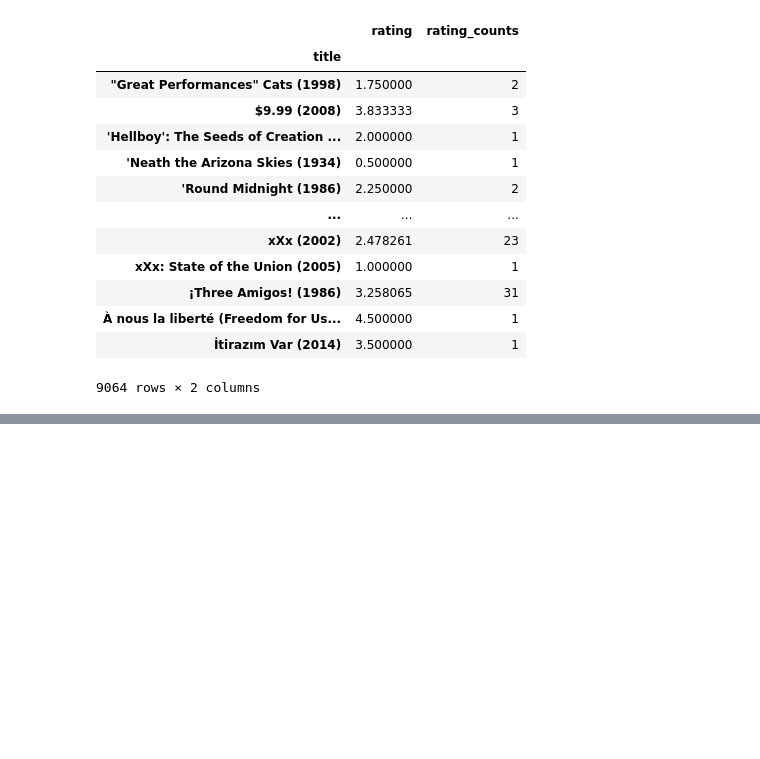
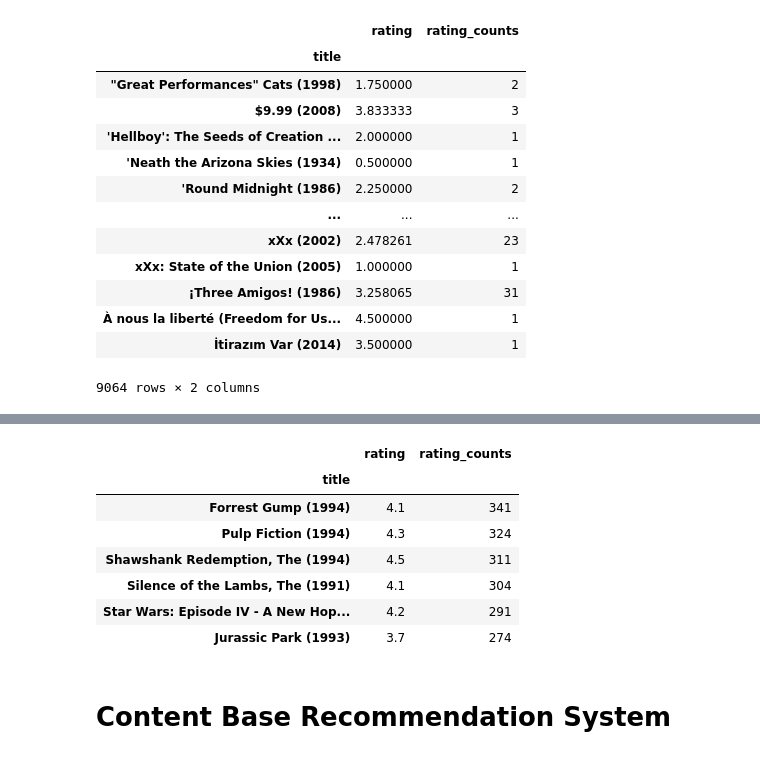
Before and after one commit to MudassirABBASSi/Recommendation-System-, a Jupyter notebook: Recommendation_System.ipynb, the cells around one changed output, grey strips where cells are left out. Saved outputs shown, nothing was run; the diff lists cells and outputs as text; code cells hidden in the pictures; blank space fills up the shorter version.

```diff
--- a/Recommendation_System.ipynb
+++ b/Recommendation_System.ipynb
@@ -180,0 +217,13 @@ Mname_rating_counts
+# %%
+Mname_rating_counts.sort_values(by ='rating_counts',ascending=False).head(6)
+# %% [output]
+|  | rating | rating_counts |
+| title |  |  |
+| Forrest Gump (1994) | 4.1 | 341 |
+| Pulp Fiction (1994) | 4.3 | 324 |
+| Shawshank Redemption, The (1994) | 4.5 | 311 |
+| Silence of the Lambs, The (1991) | 4.1 | 304 |
+| Star Wars: Episode IV - A New Hop... | 4.2 | 291 |
+| Jurassic Park (1993) | 3.7 | 274 |
+# %% [markdown]
+# Content Base Recommendation System
```
Also changed, not shown: parts of 5 cells of this notebook.
